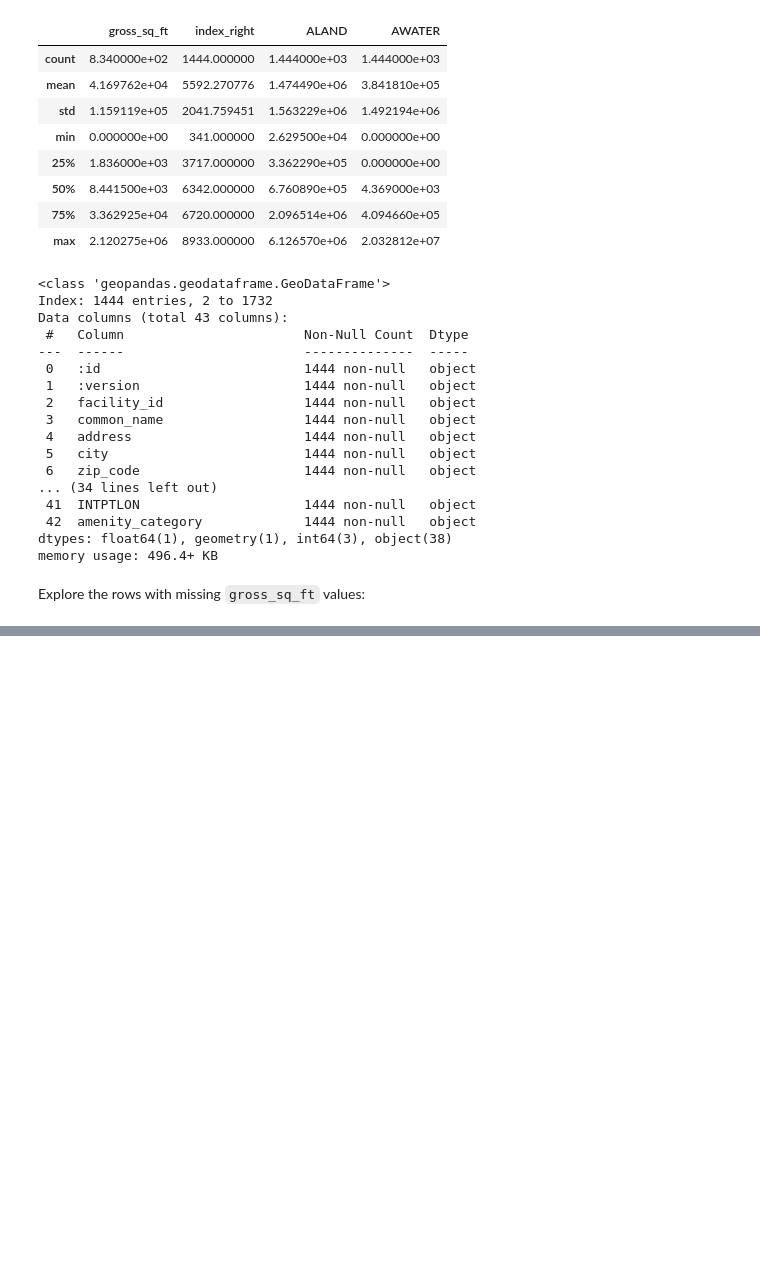
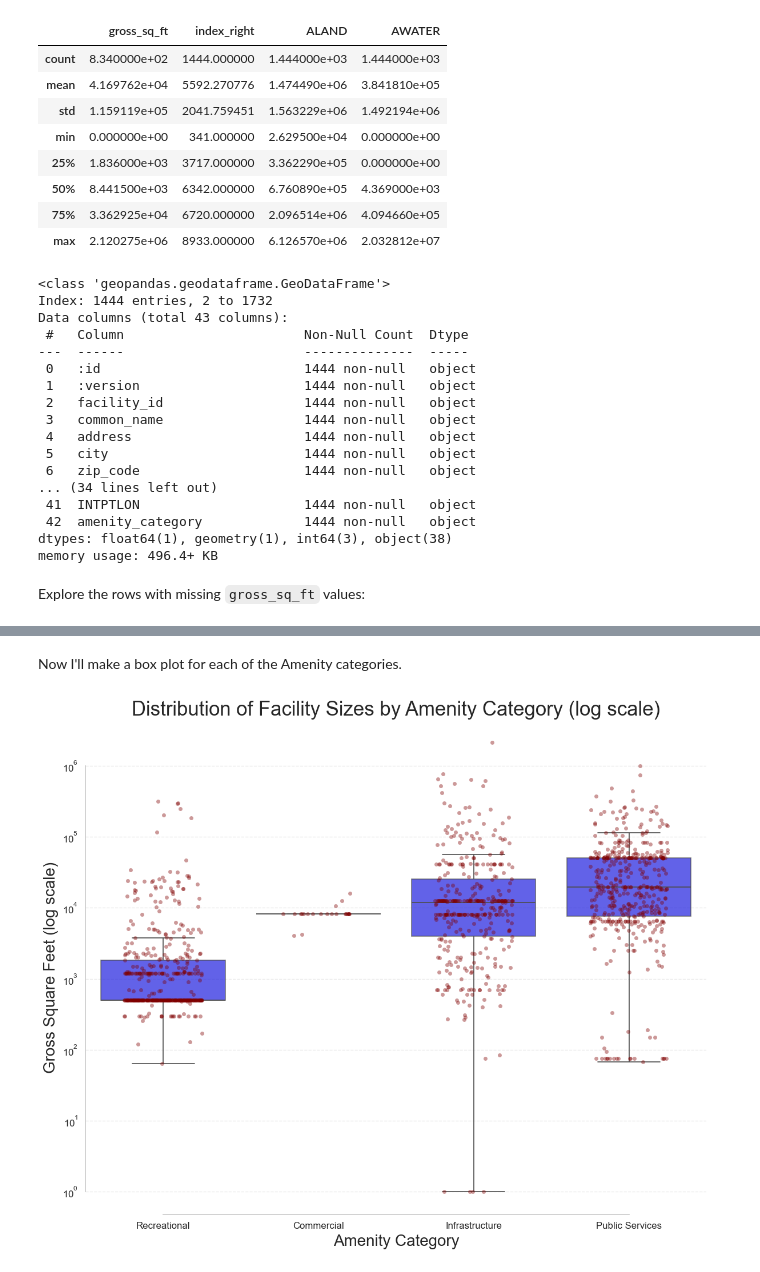
Before and after one commit to meganm2c/MTC-SF-Neighborhood-Amenity-Equity-Project, a Jupyter notebook: notebooks/City_Facilities_Data_Clean_Analysis.ipynb, the cells around one changed output, grey strips where cells are left out. Cells and saved outputs as stored; diff of their text form; code cells hidden in the pictures; blank space fills up the shorter version.

```diff
--- a/notebooks/City_Facilities_Data_Clean_Analysis.ipynb
+++ b/notebooks/City_Facilities_Data_Clean_Analysis.ipynb
@@ -345,0 +410,4 @@ city_facilities_sf_nodatetime
+# %%
+# drop the Other amenity category as they don't fall under our definition of amenities
+drop_mask = city_facilities_sf_nodatetime['amenity_category'] == 'Other'
+city_facilities_sf_nodatetime = city_facilities_sf_nodatetime[~drop_mask].copy()
@@ -345,0 +555,58 @@ city_facilities_sf_nodatetime
+# %% [markdown]
+Now I'll make a box plot for each of the Amenity categories.
+# %%
+# plot size in inches
+plt.figure(figsize=(12, 10))
+
+# sorted categories by median gross_sq_ft (helps readability)
+order = (
+    city_facilities_sf_nodatetime
+    .groupby("amenity_category")["gross_sq_ft"]
+    .median()
+    .sort_values()
+    .index
+)
+
+# create the boxplot
+sns.boxplot(
+    data=city_facilities_sf_nodatetime,
+    x="amenity_category",
+    y="gross_sq_ft",
+    order=order,
+    color = "blue",
+    showfliers=False,              # hide outliers for cleaner look
+    linewidth=1.2,
+    boxprops=dict(alpha=0.7)       # slightly transparent for easier overlaying of stripplot
+)
+
+# overlay stripplot (optional: shows individual data points as well)
+sns.stripplot(
+    data=city_facilities_sf_nodatetime,
+    x="amenity_category",
+    y="gross_sq_ft",
+    order=order,
+    color="maroon",
+    alpha=0.4,
+    size=5,
+    jitter=0.25
+)
+
+# use log scale for y-axis
+plt.yscale("log")
+
+# improve labels and layout
+plt.title("Distribution of Facility Sizes by Amenity Category (log scale)", fontsize=25)
+plt.xlabel("Amenity Category", fontsize=20, labelpad=5)
+plt.ylabel("Gross Square Feet (log scale)", fontsize=20, labelpad=5)
+
+# light grid for readability
+sns.despine(trim=True)
+plt.grid(axis="y", linestyle="--", alpha=0.4)
+
+# save plot to visualizations folder
+plt.savefig(repo_root / 'visualizations' / 'gross_sq_ft_boxplot_by_amenity_category.png', dpi=300)
+
+plt.tight_layout()
+plt.show()
+# %% [output]
+[figure, added]
```
Also changed, not shown: parts of 22 cells of this notebook, 4 other files.
